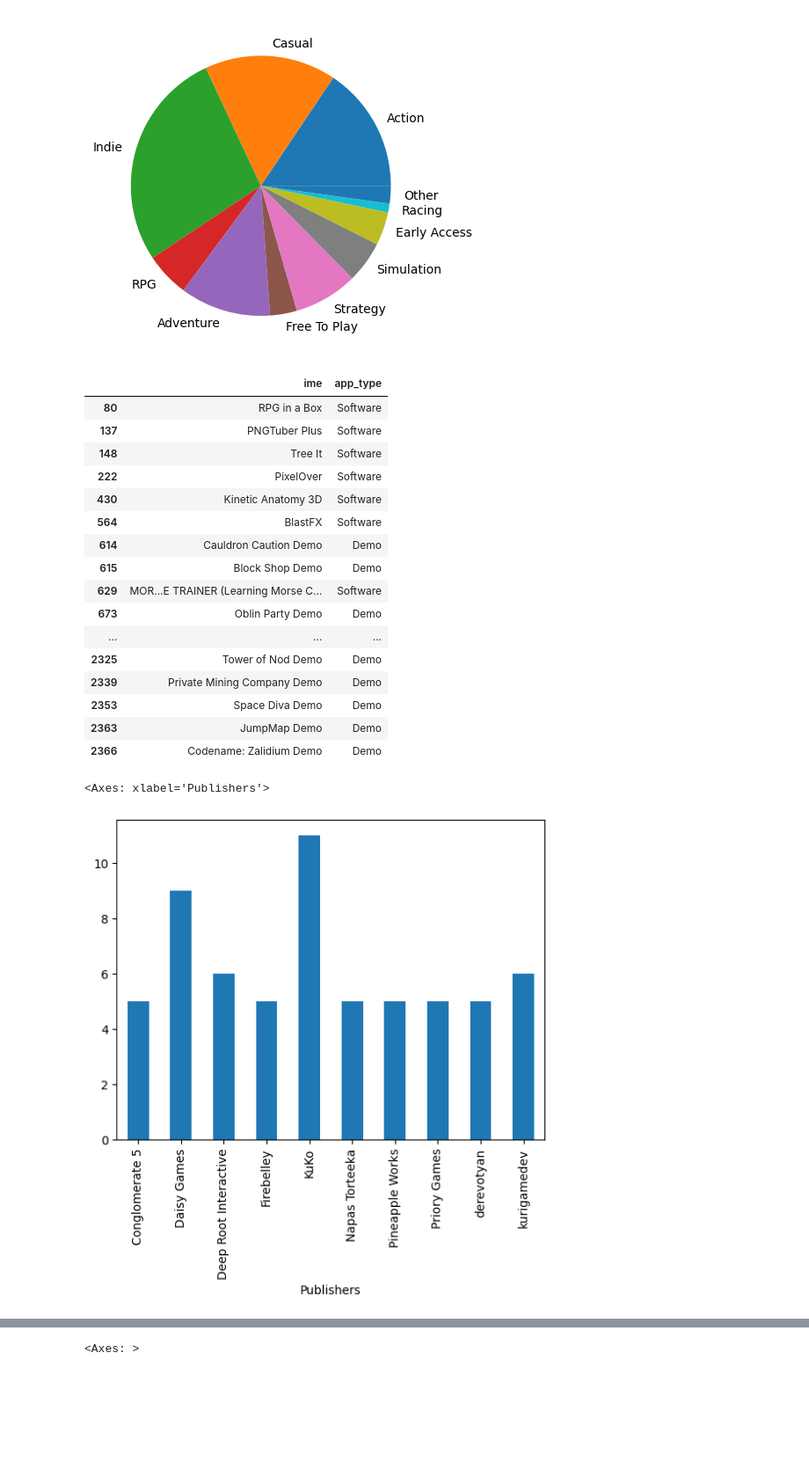
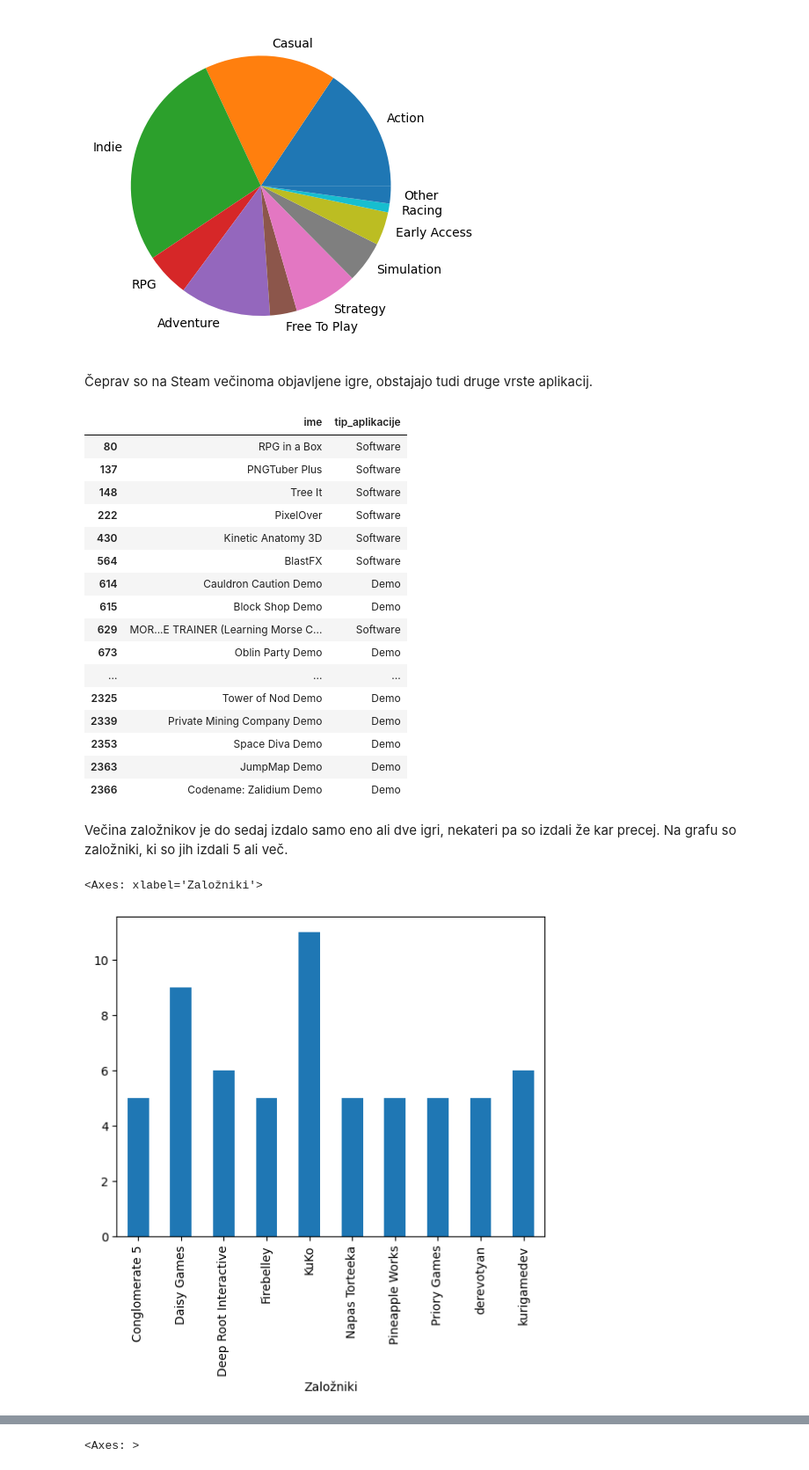
Before and after one commit to MatejFMF/GodotAnalizaPodatkov, a Jupyter notebook: analiza.ipynb, the cells around one changed output, grey strips where cells are left out. Shown at 88% size. Cells and saved outputs as stored; diff of their text form; code cells hidden in the pictures; blank space fills up the shorter version.

```diff
--- a/analiza.ipynb
+++ b/analiza.ipynb
@@ -108,11 +121,13 @@ plt.show()
 # %% [output]
 {'Action': 770, 'Casual': 808, 'Indie': 1352, 'RPG': 271, 'Adventure': 557, 'Free To Play': 165, 'Strategy': 392, 'Simulation': 255, 'Early Access': 204, 'Animation & Modeling': 5, 'Design & Illustrat ...
 [figure]
+# %% [markdown]
+Čeprav so na Steam večinoma objavljene igre, obstajajo tudi druge vrste aplikacij.
 # %%
-ne_igre = podatki[podatki["app_type"] != "Game"]
-ne_igre[["ime","app_type"]]
+ne_igre = podatki[podatki["tip_aplikacije"] != "Game"]
+ne_igre[["ime","tip_aplikacije"]]
 # %% [output]
-|  | ime | app_type |
+|  | ime | tip_aplikacije |
 | 80 | RPG in a Box | Software |
 | 137 | PNGTuber Plus | Software |
 | 148 | Tree It | Software |
@@ -129,9 +144,11 @@ ne_igre[["ime","app_type"]]
 | 2353 | Space Diva Demo | Demo |
 | 2363 | JumpMap Demo | Demo |
 | 2366 | Codename: Zalidium Demo | Demo |
+# %% [markdown]
+Večina založnikov je do sedaj izdalo samo eno ali dve igri, nekateri pa so izdali že kar precej. Na grafu so založniki, ki so jih izdali 5 ali več.
 # %%
-izdatelji = podatki.groupby("publisher").size()
-izdatelji[izdatelji >= 5].plot.bar(xlabel="Publishers")
+izdatelji = podatki.groupby("založnik").size()
+izdatelji[izdatelji >= 5].plot.bar(xlabel="Založniki")
 # %% [output]
-<Axes: xlabel='Publishers'>
+<Axes: xlabel='Založniki'>
-[figure, old version]
+[figure, new version]
```
Also changed, not shown: parts of 19 cells of this notebook, 4 other files.
